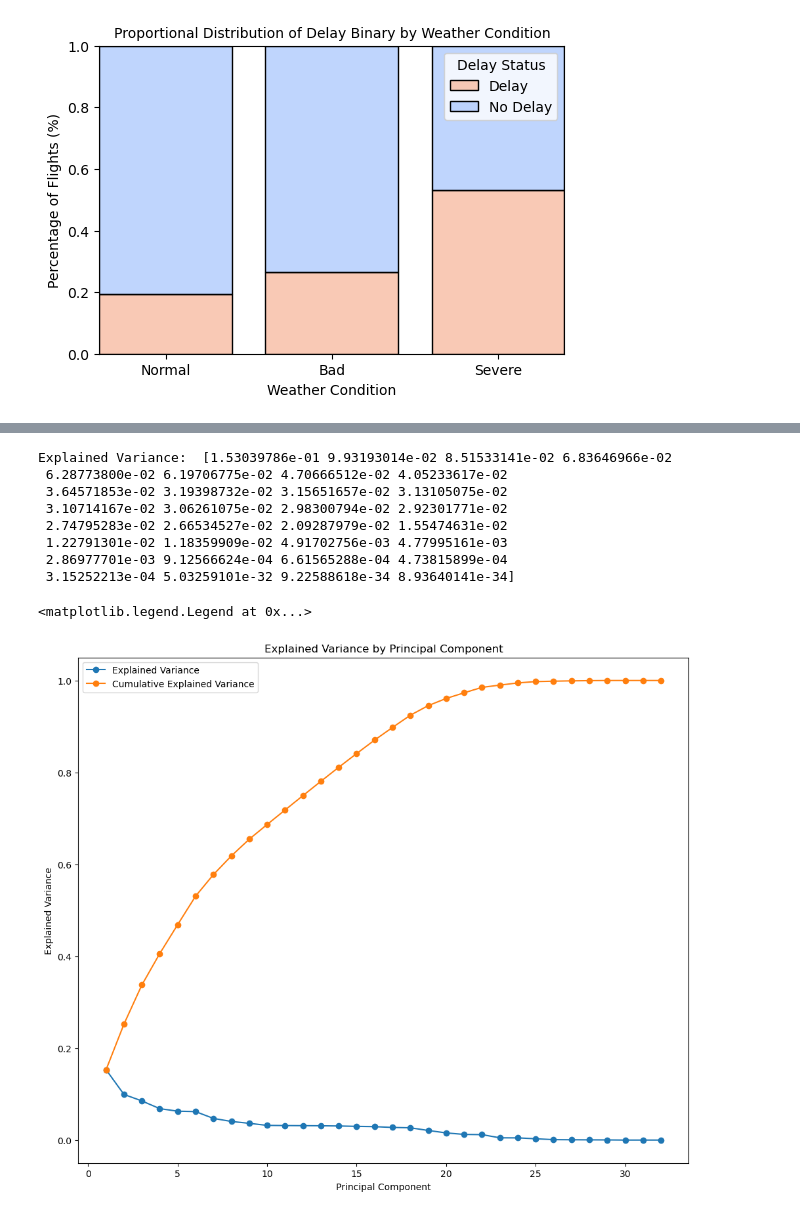
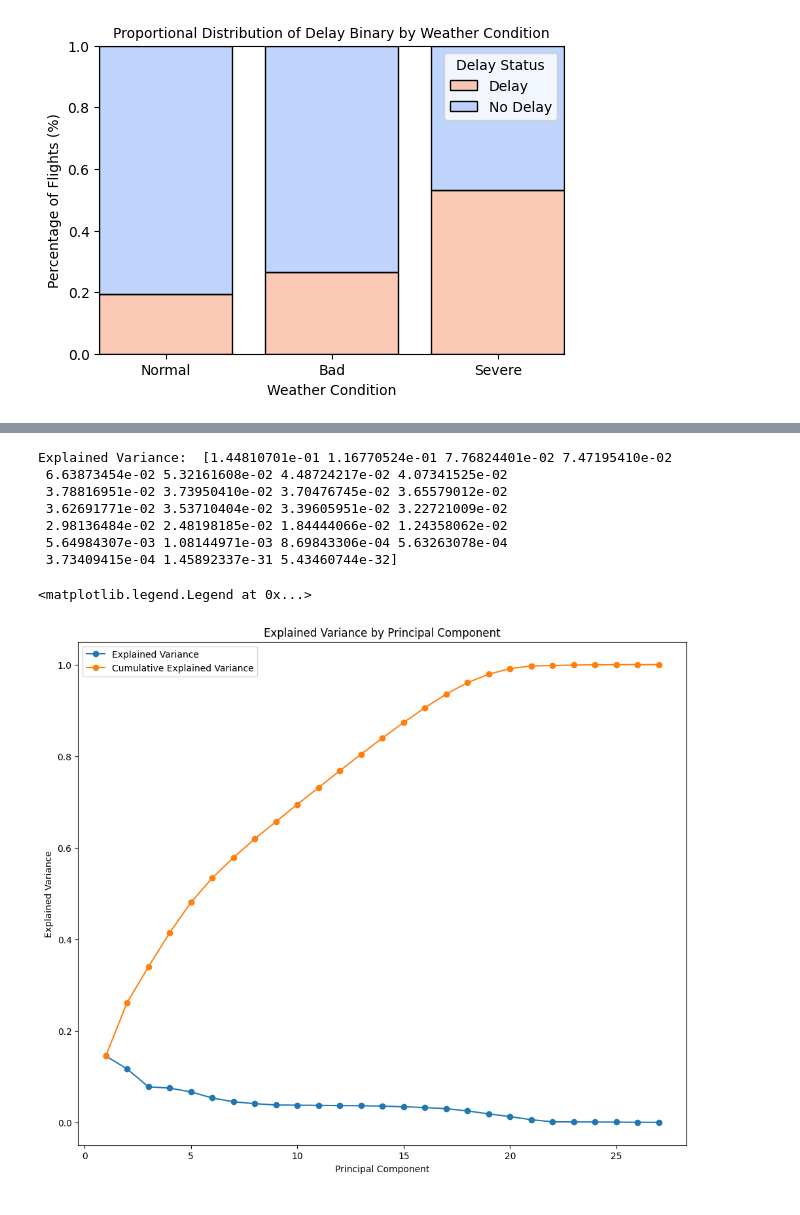
Before and after one commit to kyllan16693/flight-delay-prediction, a Jupyter notebook: eda.ipynb, the cells around one changed output, grey strips where cells are left out. Cells and saved outputs as stored; diff of their text form; code cells hidden in the pictures.

```diff
--- a/eda.ipynb
+++ b/eda.ipynb
@@ -10,6 +8,6 @@ from sklearn.tree import plot_tree
 # %%
 #read in preprocessed_df.csv
-df = pd.read_csv('csv_flight/preprocessed_df.csv')
+df = pd.read_csv('data/preprocessed_df.csv')
 #move target variable(DepDelay) to the end
 df = df[[c for c in df if c not in ['DepDelay']] + ['DepDelay']]
 df.head()
@@ -135,10 +132,16 @@ Ratio of DepDelay < 15 to DepDelay > 15: 4.00
 df_nums['delay_binary'] = np.where(df_nums['DepDelay'] <= 15, 0, 1)
 # %%
 # create a new target: delay_interval
-# 0 for DepDelay<=0, 1 for 0-5, 2 for 5-15, etc. and 13 for DepDelay > 480
-bins = [-np.inf, 0, 5, 15, 30, 60, 120, 300, 600, np.inf]
-labels = [0, 1, 2, 3, 4, 5, 6, 7, 8]
+#1 - 15 - 30 min
+#2 - 30-60
+#3 - 1hr-2hr
+#4 - 2-5hr
+#5 - 5-10hr
+#6 - Over 10hr
+bins = [0, 15, 30, 60, 120, 300, 600, df_nums['DepDelay'].max()]
+labels = [0, 1, 2, 3, 4, 5, 6]
 df_nums['delay_interval'] = pd.cut(df_nums['DepDelay'], bins=bins, labels=labels)
+
 
 bin_counts = df_nums['delay_interval'].value_counts().sort_index()
 print("Counts per delay interval:")
@@ -457,32 +473,32 @@ df_nums.to_csv('csv_flight/df_nums.csv', index=False)
 # %%
-#Finding the principal components
+#PCA
+df_nums.drop(['DepDelay', 'delay_binary', 'delay_interval'], axis=1, inplace=True)
 
 #standardize the data
 scaler = StandardScaler()
 df_scaled = scaler.fit_transform(df_nums)
 
 #find the principal components
 pca = PCA()
 pca.fit(df_scaled)
 explained_variance = pca.explained_variance_ratio_
 print("Explained Variance: ", explained_variance)
 
 #plot the explained variance and cumulative explained variance
 plt.figure(figsize=(12, 10))
 plt.plot(range(1, len(explained_variance)+1), explained_variance, marker='o', label='Explained Variance')
 plt.plot(range(1, len(explained_variance)+1), explained_variance.cumsum(), marker='o', label='Cumulative Explained Variance')
 plt.xlabel('Principal Component')
 plt.ylabel('Explained Variance')
 plt.title('Explained Variance by Principal Component')
 plt.legend()
 # %% [output]
-Explained Variance:  [1.53039786e-01 9.93193014e-02 8.51533141e-02 6.83646966e-02
- 6.28773800e-02 6.19706775e-02 4.70666512e-02 4.05233617e-02
- 3.64571853e-02 3.19398732e-02 3.15651657e-02 3.13105075e-02
- 3.10714167e-02 3.06261075e-02 2.98300794e-02 2.92301771e-02
- 2.74795283e-02 2.66534527e-02 2.09287979e-02 1.55474631e-02
- 1.22791301e-02 1.18359909e-02 4.91702756e-03 4.77995161e-03
- 2.86977701e-03 9.12566624e-04 6.61565288e-04 4.73815899e-04
- 3.15252213e-04 5.03259101e-32 9.22588618e-34 8.93640141e-34]
+Explained Variance:  [1.44810701e-01 1.16770524e-01 7.76824401e-02 7.47195410e-02
+ 6.63873454e-02 5.32161608e-02 4.48724217e-02 4.07341525e-02
+ 3.78816951e-02 3.73950410e-02 3.70476745e-02 3.65579012e-02
+ 3.62691771e-02 3.53710404e-02 3.39605951e-02 3.22721009e-02
+ 2.98136484e-02 2.48198185e-02 1.84444066e-02 1.24358062e-02
+ 5.64984307e-03 1.08144971e-03 8.69843306e-04 5.63263078e-04
+ 3.73409415e-04 1.45892337e-31 5.43460744e-32]
 <matplotlib.legend.Legend at 0x...>
-[figure, old version]
+[figure, new version]
```
Also changed, not shown: parts of 26 cells of this notebook, 3 other files.
